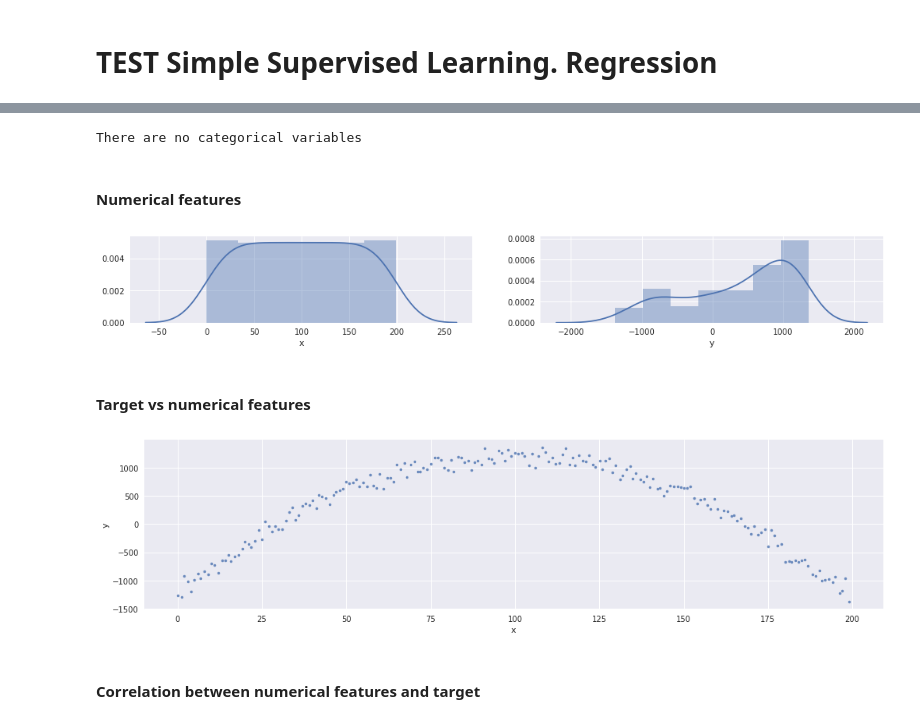
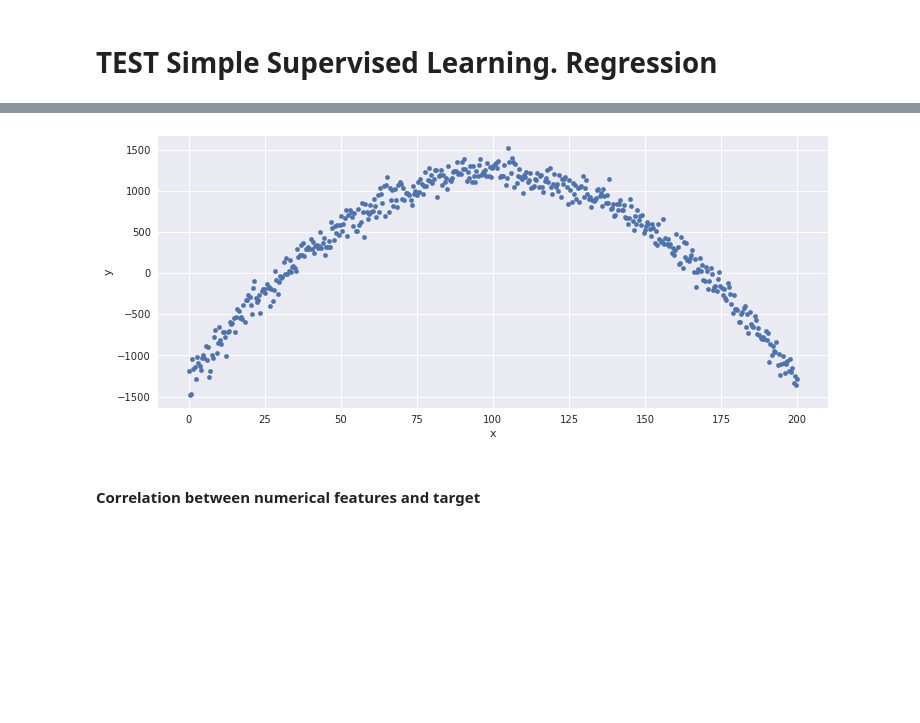
Before and after one commit to angelmtenor/data-science-keras, a Jupyter notebook: ztest.ipynb, the cells around one changed output, grey strips where cells are left out. Cells and saved outputs as stored; diff of their text form; code cells hidden in the pictures; blank space fills up the shorter version.

```diff
--- a/ztest.ipynb
+++ b/ztest.ipynb
@@ -18,13 +13,13 @@ sns.set()
 # %%
-data_size = 200
-x = np.arange(data_size)
-#x2 = np.arange(0,800,8)
+data_size = 500
+x = np.linspace(0, 200, data_size)
 
 y = np.array([-i * i + 1200 for i in np.linspace(-50, 50, num=data_size)])
 y = y + np.random.normal(0,100,data_size) # add noise
 
-df_original = pd.DataFrame({'x': x, 'y': y})
+df = pd.DataFrame({'x': x, 'y': y})
 target = ['y']
 
-print("rows: {} \ncolumns: {} \ntarget: {}".format(*df_original.shape, target))
+print("rows: {} \ncolumns: {} \ntarget: {}".format(*df.shape, target))
+df.head(5)
 # %% [output]
@@ -66,2 +34,0 @@ No missing values found
-# %%
-df = df_original.copy() # Checkpoint
@@ -72,4 +34,0 @@ df = df_original.copy() # Checkpoint
-# %%
-droplist = [] + high_missing
-assert len(set(droplist).intersection(set(target)))==0, 'Targets cannot be dropped'
-df.drop(droplist, axis='columns', inplace=True)
@@ -79,5 +34,0 @@ Change categorical variables as dtype 'categorical' and sort columns: numerical
-# %%
-numerical = list(df.select_dtypes(include=[np.number]))
-
-df = helper.classify_data(df, target, numerical=numerical)
-pd.DataFrame(dict(df.dtypes), index=["Type"])[df.columns].head() # show data types
@@ -107,18 +35,6 @@ There are no categorical variables
-# %%
-helper.show_target_vs_categorical(df, target)
-# %% [output]
-There are no categorical variables
-# %% [markdown]
-#### Numerical features
-# %%
-helper.show_numerical(df, kde=True)
-# %% [output]
-[figure, removed]
-# %% [markdown]
-#### Target vs numerical features
-# %%
-helper.show_target_vs_numerical(df, target, jitter=0.2, fit_reg=False)
-# %% [output]
-[figure, removed]
+# %%
+df.plot.scatter(x='x', y='y', figsize=(12,5));
+# %% [output]
+[figure, added]
 # %% [markdown]
 #### Correlation between numerical features and target
```
Also changed, not shown: parts of 48 cells of this notebook.
